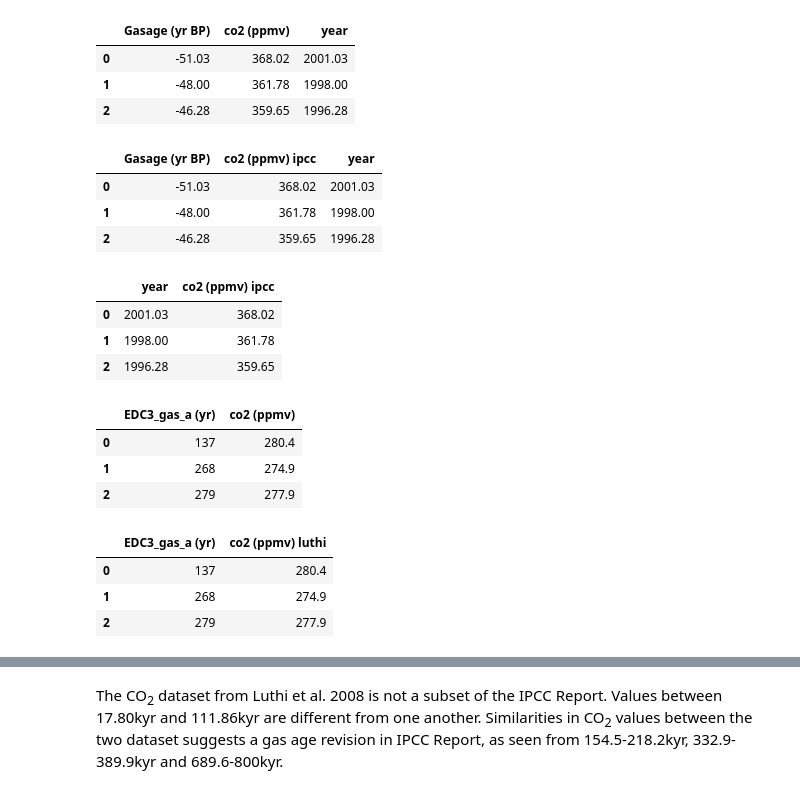
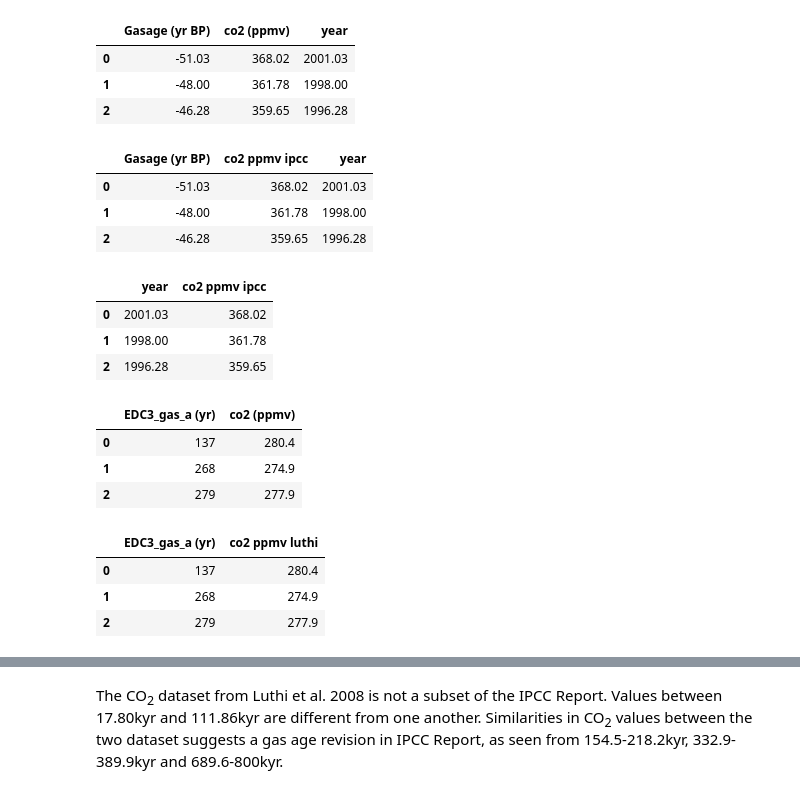
Before and after one commit to nurbujang/2progdaw23, a Jupyter notebook: project2.ipynb, the cells around one changed output, grey strips where cells are left out. Saved outputs shown, nothing was run; the diff lists cells and outputs as text; code cells hidden in the pictures.

```diff
--- a/project2.ipynb
+++ b/project2.ipynb
@@ -112,19 +128,19 @@ df_co2_pre2001.head(3)
 | 1 | -48.00 | 361.78 | 1998.00 |
 | 2 | -46.28 | 359.65 | 1996.28 |
 # %%
-df_co2_pre2001.rename(columns={'co2 (ppmv)': 'co2 (ppmv) ipcc'},
+df_co2_pre2001.rename(columns={'co2 (ppmv)': 'co2 ppmv ipcc'},
                     inplace=True)
 df_co2_pre2001.head(3)
 # %% [output]
-|  | Gasage (yr BP) | co2 (ppmv) ipcc | year |
+|  | Gasage (yr BP) | co2 ppmv ipcc | year |
 | 0 | -51.03 | 368.02 | 2001.03 |
 | 1 | -48.00 | 361.78 | 1998.00 |
 | 2 | -46.28 | 359.65 | 1996.28 |
 # %%
-df_co2_pre2001 = df_co2_pre2001[['year','co2 (ppmv) ipcc']].copy()
+df_co2_pre2001 = df_co2_pre2001[['year','co2 ppmv ipcc']].copy()
 df_co2_pre2001.head(3)
 # %% [output]
-|  | year | co2 (ppmv) ipcc |
+|  | year | co2 ppmv ipcc |
 | 0 | 2001.03 | 368.02 |
 | 1 | 1998.00 | 361.78 |
 | 2 | 1996.28 | 359.65 |
@@ -139,11 +155,11 @@ df_co2_luthi.head(3)
 | 1 | 268 | 274.9 |
 | 2 | 279 | 277.9 |
 # %%
-df_co2_luthi.rename(columns={'co2 (ppmv)': 'co2 (ppmv) luthi'},
+df_co2_luthi.rename(columns={'co2 (ppmv)': 'co2 ppmv luthi'},
                     inplace=True)
 df_co2_luthi.head(3)
 # %% [output]
-|  | EDC3_gas_a (yr) | co2 (ppmv) luthi |
+|  | EDC3_gas_a (yr) | co2 ppmv luthi |
 | 0 | 137 | 280.4 |
 | 1 | 268 | 274.9 |
 | 2 | 279 | 277.9 |
```
Also changed, not shown: parts of 89 cells of this notebook, 2 other files.
